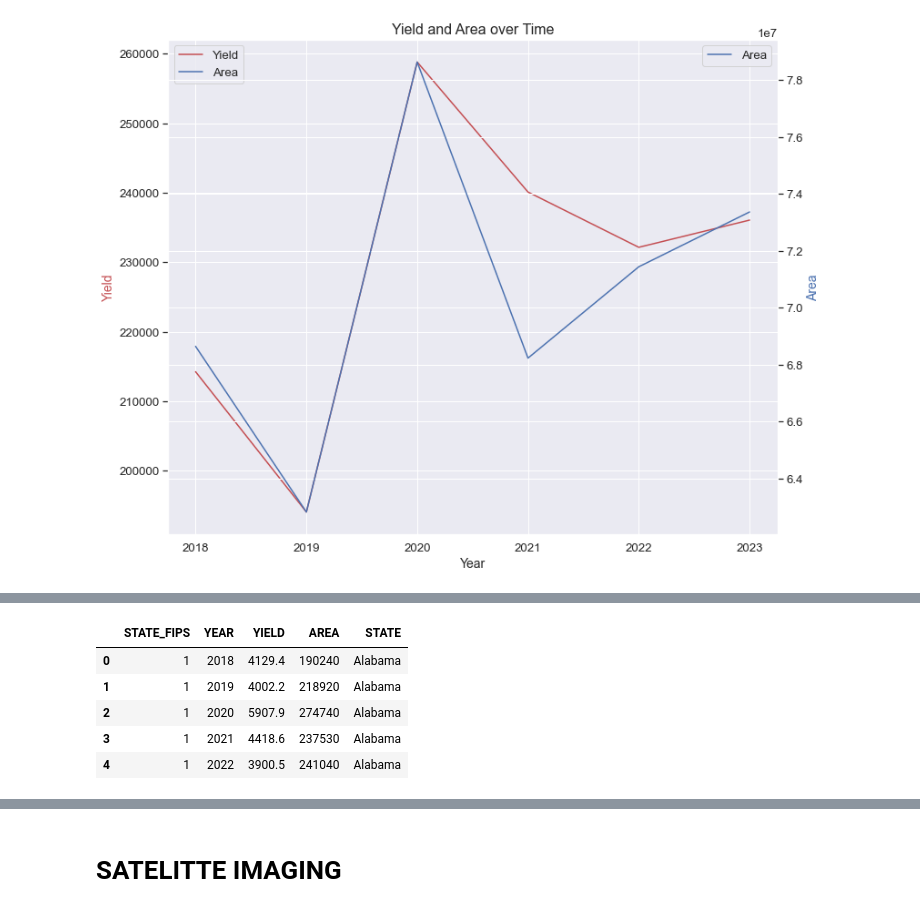
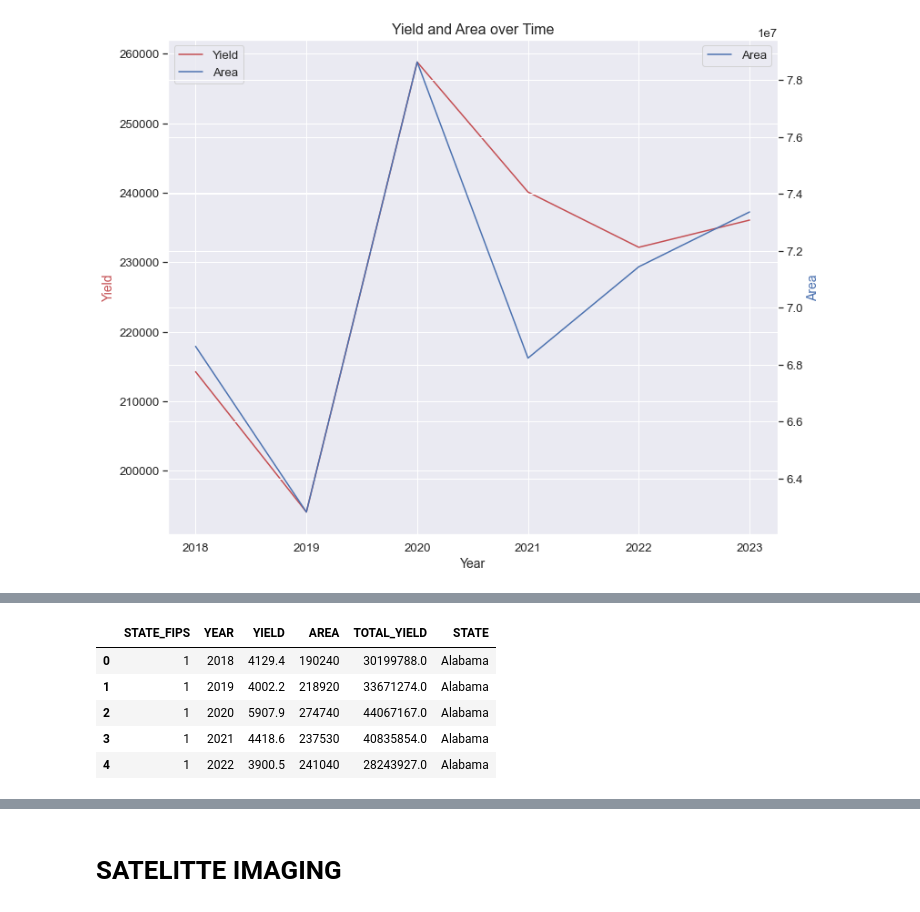
Before and after one commit to kayweeee/cds-corn-prediction, a Jupyter notebook: earthengine.ipynb, the cells around one changed output, grey strips where cells are left out. Cells and saved outputs as stored; diff of their text form; code cells hidden in the pictures.

```diff
--- a/earthengine.ipynb
+++ b/earthengine.ipynb
@@ -106,5 +135,7 @@ df_state.head()
 # %%
+df_state = df.groupby(by=["STATE_FIPS", "YEAR"])[["YIELD", "AREA", "TOTAL_YIELD"]].sum().reset_index()
 
+# convert fips to state names
 fips_to_state = {
     1: 'Alabama',
     2: 'Alaska',
@@ -139,36 +170,36 @@ fips_to_state = {
     34: 'New Jersey',
     35: 'New Mexico',
     36: 'New York',
     37: 'North Carolina',
     38: 'North Dakota',
     39: 'Ohio',
     40: 'Oklahoma',
     41: 'Oregon',
     42: 'Pennsylvania',
     44: 'Rhode Island',
     45: 'South Carolina',
     46: 'South Dakota',
     47: 'Tennessee',
     48: 'Texas',
     49: 'Utah',
     50: 'Vermont',
     51: 'Virginia',
     53: 'Washington',
     54: 'West Virginia',
     55: 'Wisconsin',
     56: 'Wyoming'
 }
 
 def fips_to_state_name(fips):
     return fips_to_state.get(fips, 'Unknown')
 
 df_state['STATE'] = df_state['STATE_FIPS'].apply(fips_to_state_name)
 
 df_state.head()
 # %% [output]
-|  | STATE_FIPS | YEAR | YIELD | AREA | STATE |
-| 0 | 1 | 2018 | 4129.4 | 190240 | Alabama |
-| 1 | 1 | 2019 | 4002.2 | 218920 | Alabama |
-| 2 | 1 | 2020 | 5907.9 | 274740 | Alabama |
-| 3 | 1 | 2021 | 4418.6 | 237530 | Alabama |
-| 4 | 1 | 2022 | 3900.5 | 241040 | Alabama |
+|  | STATE_FIPS | YEAR | YIELD | AREA | TOTAL_YIELD | STATE |
+| 0 | 1 | 2018 | 4129.4 | 190240 | 30199788.0 | Alabama |
+| 1 | 1 | 2019 | 4002.2 | 218920 | 33671274.0 | Alabama |
+| 2 | 1 | 2020 | 5907.9 | 274740 | 44067167.0 | Alabama |
+| 3 | 1 | 2021 | 4418.6 | 237530 | 40835854.0 | Alabama |
+| 4 | 1 | 2022 | 3900.5 | 241040 | 28243927.0 | Alabama |
```
Also changed, not shown: parts of 19 cells of this notebook, 1 other file.
